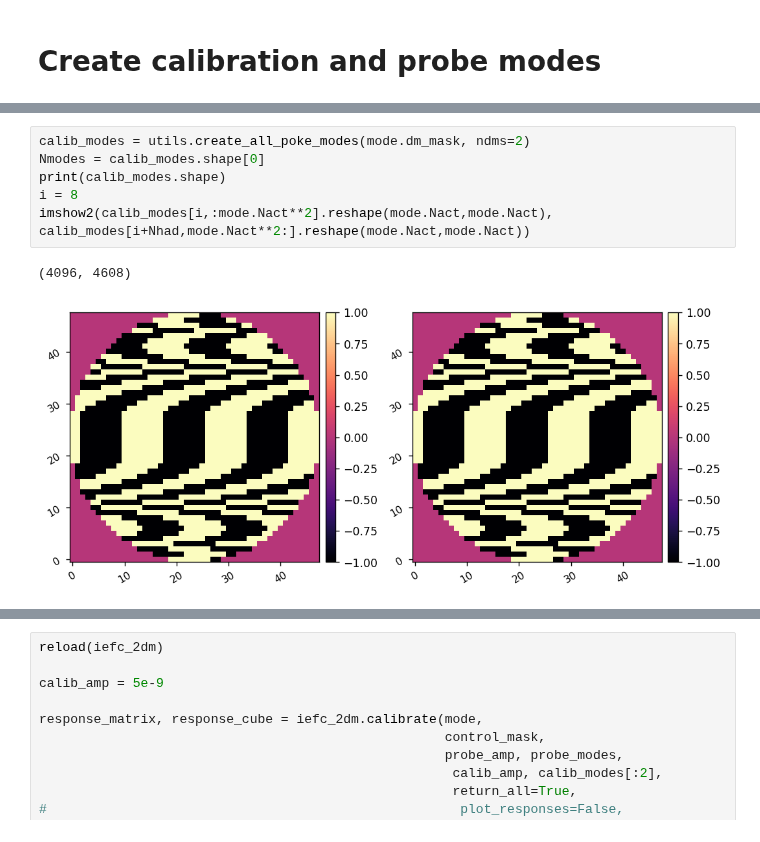
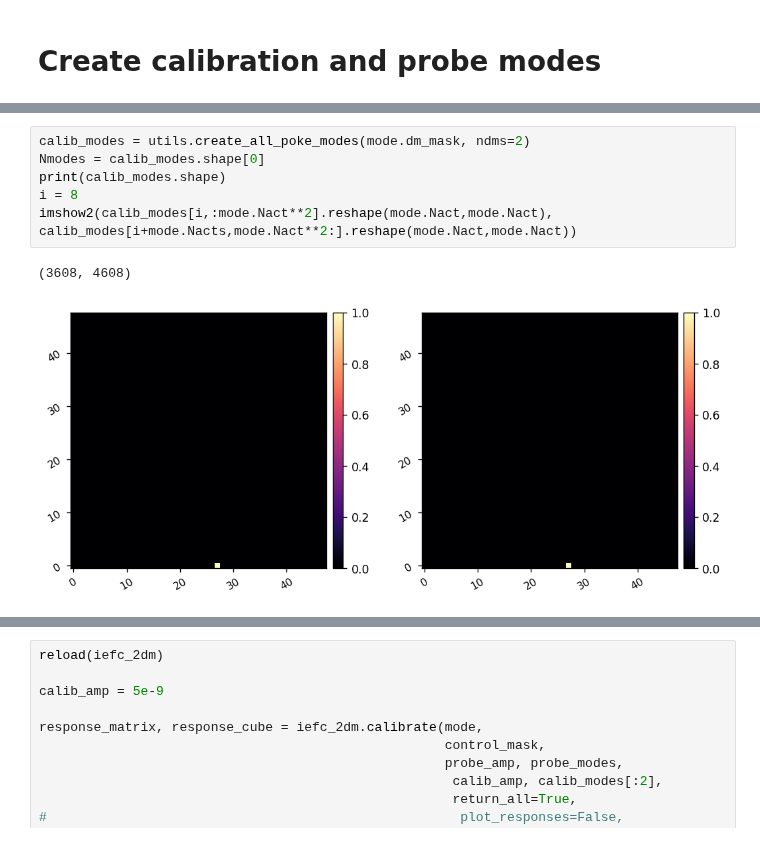
Before and after one commit to kian1377/roman-cgi-iefc, a Jupyter notebook: iefc_2dm_spc_wide_575_poke_modes.ipynb, the cells around one changed output, grey strips where cells are left out. Saved outputs shown, nothing was run; the diff lists cells and outputs as text.

```diff
--- a/iefc_2dm_spc_wide_575_poke_modes.ipynb
+++ b/iefc_2dm_spc_wide_575_poke_modes.ipynb
@@ -103,12 +104,12 @@ probe_modes.shape
 # %%
 calib_modes = utils.create_all_poke_modes(mode.dm_mask, ndms=2)
 Nmodes = calib_modes.shape[0]
 print(calib_modes.shape)
 i = 8
-imshow2(calib_modes[i,:mode.Nact**2].reshape(mode.Nact,mode.Nact), calib_modes[i+Nhad,mode.Nact**2:].reshape(mode.Nact,mode.Nact))
+imshow2(calib_modes[i,:mode.Nact**2].reshape(mode.Nact,mode.Nact), calib_modes[i+mode.Nacts,mode.Nact**2:].reshape(mode.Nact,mode.Nact))
 # %% [output]
-(4096, 4608)
+(3608, 4608)
-[figure, old version]
+[figure, new version]
 # %%
 reload(iefc_2dm)
 
```
Also changed, not shown: parts of 13 cells of this notebook, 8 other files.
